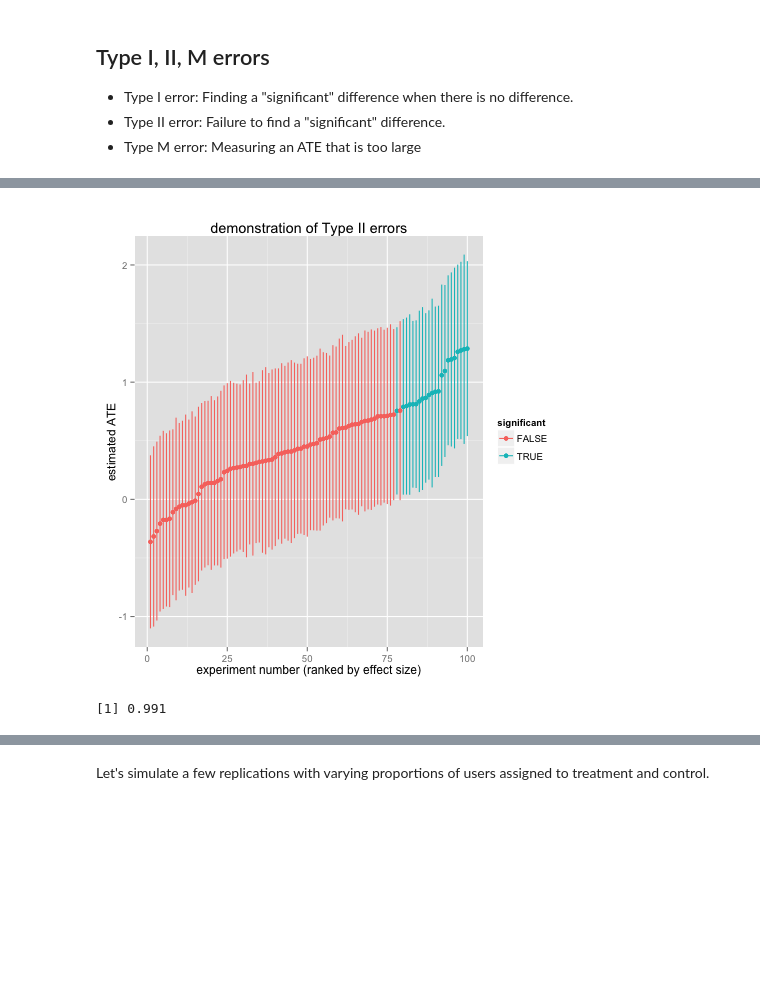
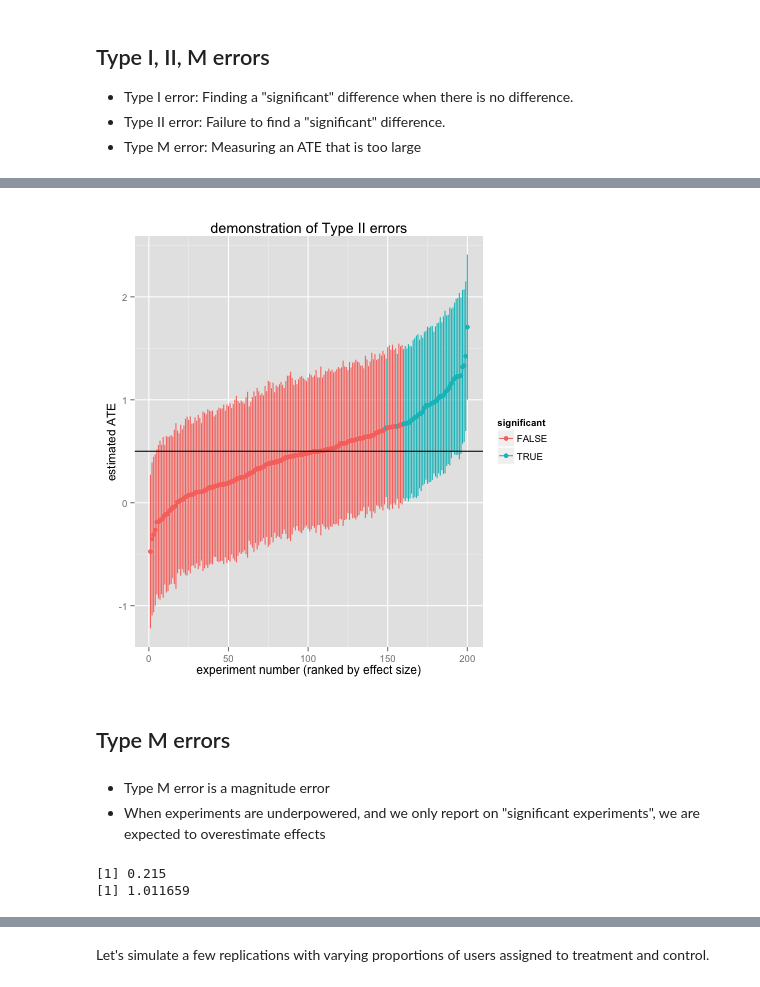
Before and after one commit to eytan/www-15-tutorial, a Jupyter notebook: 0-estimation-and-power.ipynb, the cells around one changed output, grey strips where cells are left out. Drawn from its saved outputs; the diff is of its cells as text; code cells hidden in the pictures; blank space fills up the shorter version.

```diff
--- a/0-estimation-and-power.ipynb
+++ b/0-estimation-and-power.ipynb
@@ -335,24 +357,26 @@ mean(null.experiments$significant)
 # %%
 %%R
 sad.experiments <- replicate.experiment(run.experiment,
   list(n=250, ate=0.5),
-  num.replications=100)
+  num.replications=200)
 
-# plot the results of the experiments, rank-ordered by effect size, along
-# with their confidence intervals. Experiments that are "significant" have
-# confidence intervals that do not cross zero and are highlighted in blue.
 qplot(rank, est.ate, data=sad.experiments, color=significant,
   xlab='experiment number (ranked by effect size)', ylab='estimated ATE',
   main='demonstration of Type II errors') +
   geom_pointrange(aes(ymin=est.ate-1.96*est.se, ymax=est.ate+1.96*est.se)) +
-  geom_point()
+  geom_point() + geom_hline(yintercept=0.5)
 # %% [output]
-[figure, old version]
+[figure, new version]
+# %% [markdown]
+## Type M errors
+# %% [markdown]
+- Type M error is a magnitude error
+- When experiments are underpowered, and we only report on "significant experiments", we are expected to overestimate effects
 # %%
 %%R
 # Fraction of experiments that are statistically significant.
 # This is called the statistical power of the experiment.
-mean(sad.experiments$significant)
+print(mean(sad.experiments$significant))
 
 ### Type M errors
 
@@ -360,4 +384,5 @@ mean(sad.experiments$significant)
 # can massively overstate effects.
 with(subset(sad.experiments, significant==TRUE), mean(est.ate))
 # %% [output]
-[1] 0.991
+[1] 0.215
+[1] 1.011659
```
Also changed, not shown: parts of 34 cells of this notebook, 1 other file.
